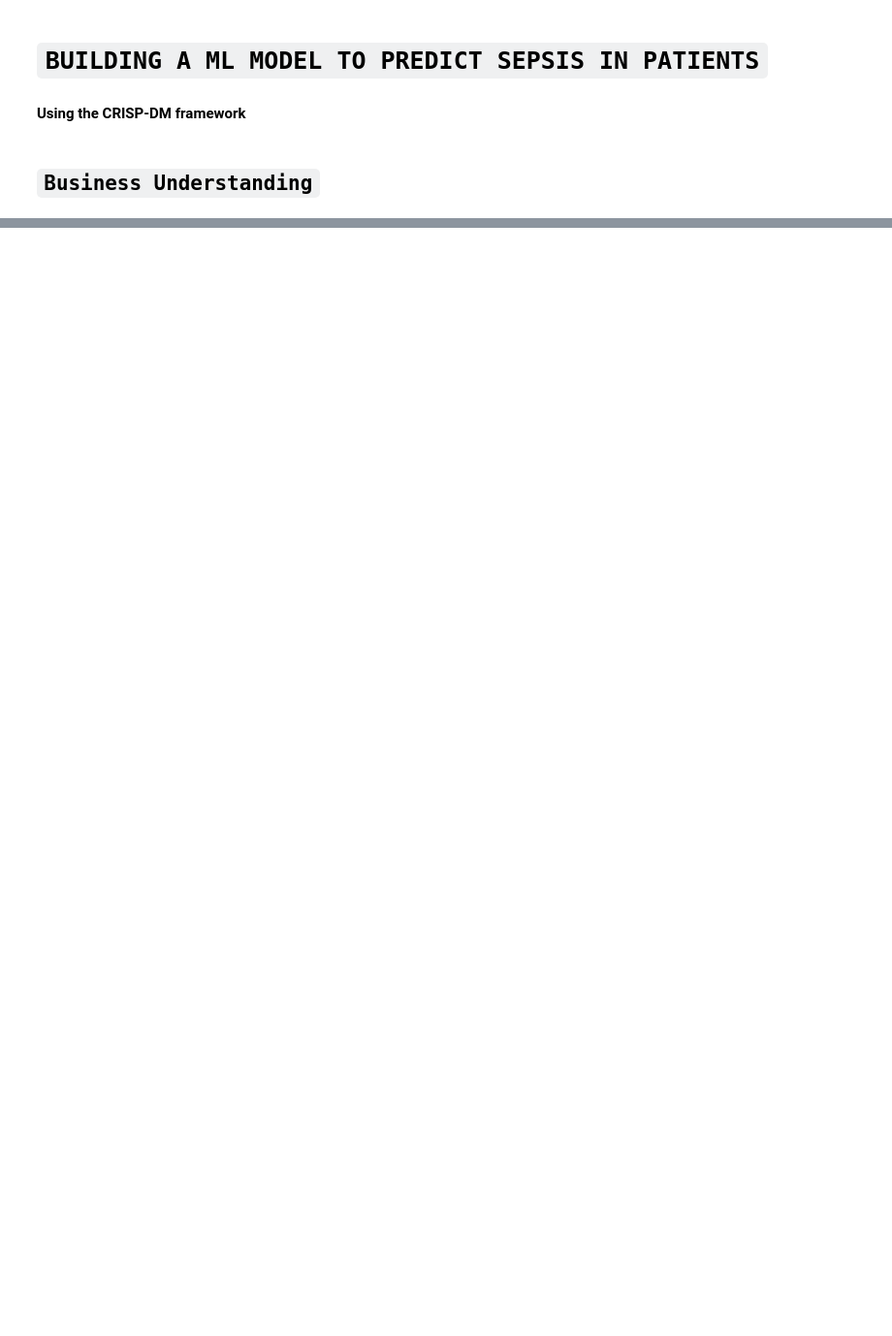
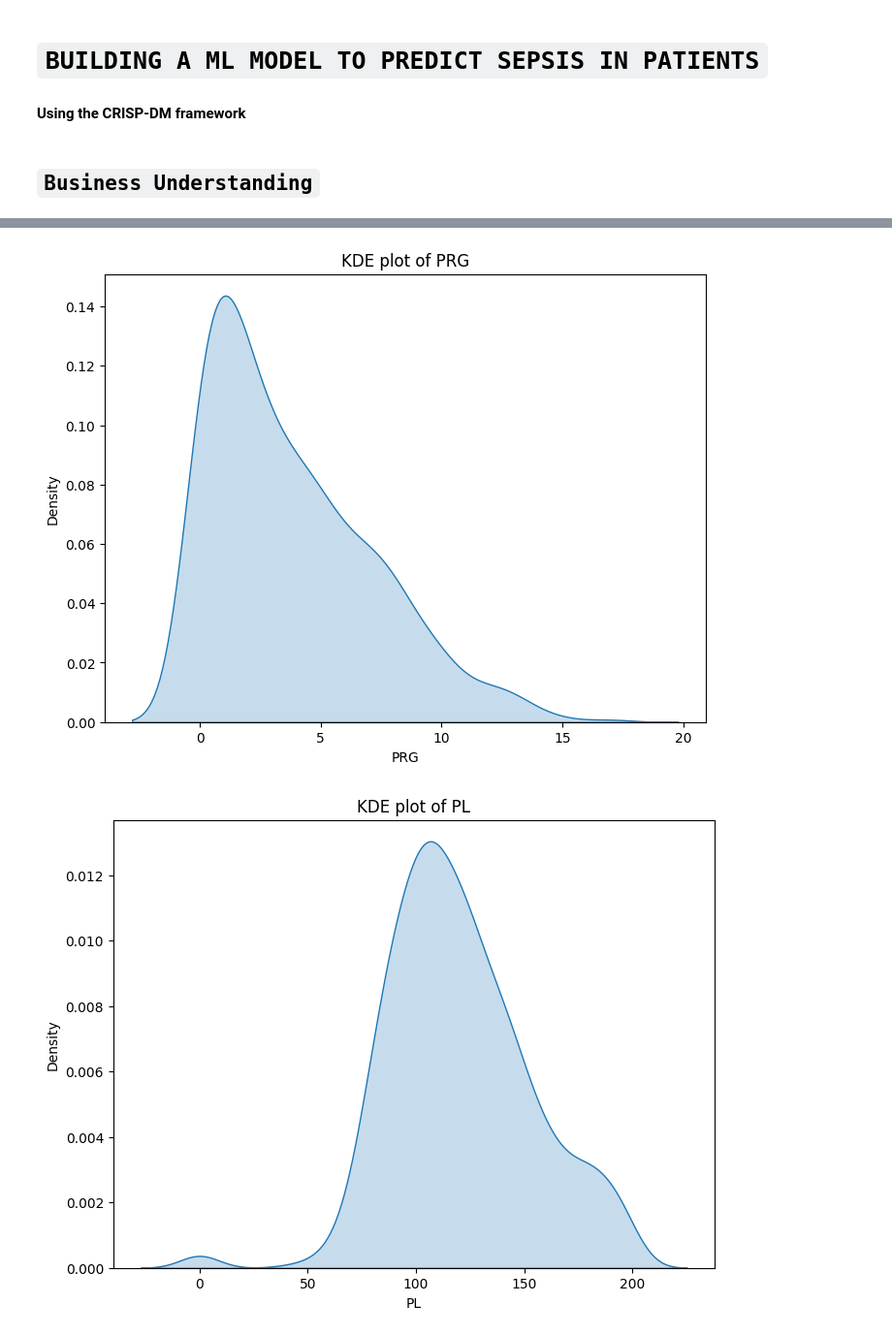
Before and after one commit to kwasichrappah/sepsis_ml_predictor, a Jupyter notebook: sepsis_ml_predictor.ipynb, the cells around one changed output, grey strips where cells are left out. Shown at 97% size. Drawn from its saved outputs; the diff is of its cells as text; code cells hidden in the pictures; blank space fills up the shorter version.

```diff
--- a/sepsis_ml_predictor.ipynb
+++ b/sepsis_ml_predictor.ipynb
@@ -919,0 +226,25 @@ joblib.dump(best_svc_pred,'models\\tuned\\best_svc_pred.joblib')
+# %%
+# Create an empty figure
+fig = go.Figure()
+
+# Loop through each column in the DataFrame and add a KDE plot to the figure
+for column in data.columns:
+    fig.add_trace(go.Violin(y=data[column], name=column, box_visible=True, meanline_visible=True))
+
+# Update layout for better visualization
+fig.update_layout(
+    title='KDE Plots of All Columns',
+    xaxis_title='Value',
+    yaxis_title='Density',
+    template='plotly_white'
+)
+# %%
+for column in data.columns:
+    plt.figure(figsize=(8, 6))  # Create a new figure for each plot
+    sns.kdeplot(data[column], shade=True)
+    plt.title(f'KDE plot of {column}')
+    plt.xlabel(column)
+    plt.show()  # Show the plot
+# %% [output]
+[figure, added]
+[figure, added]
```
Also changed, not shown: parts of 107 cells of this notebook.
